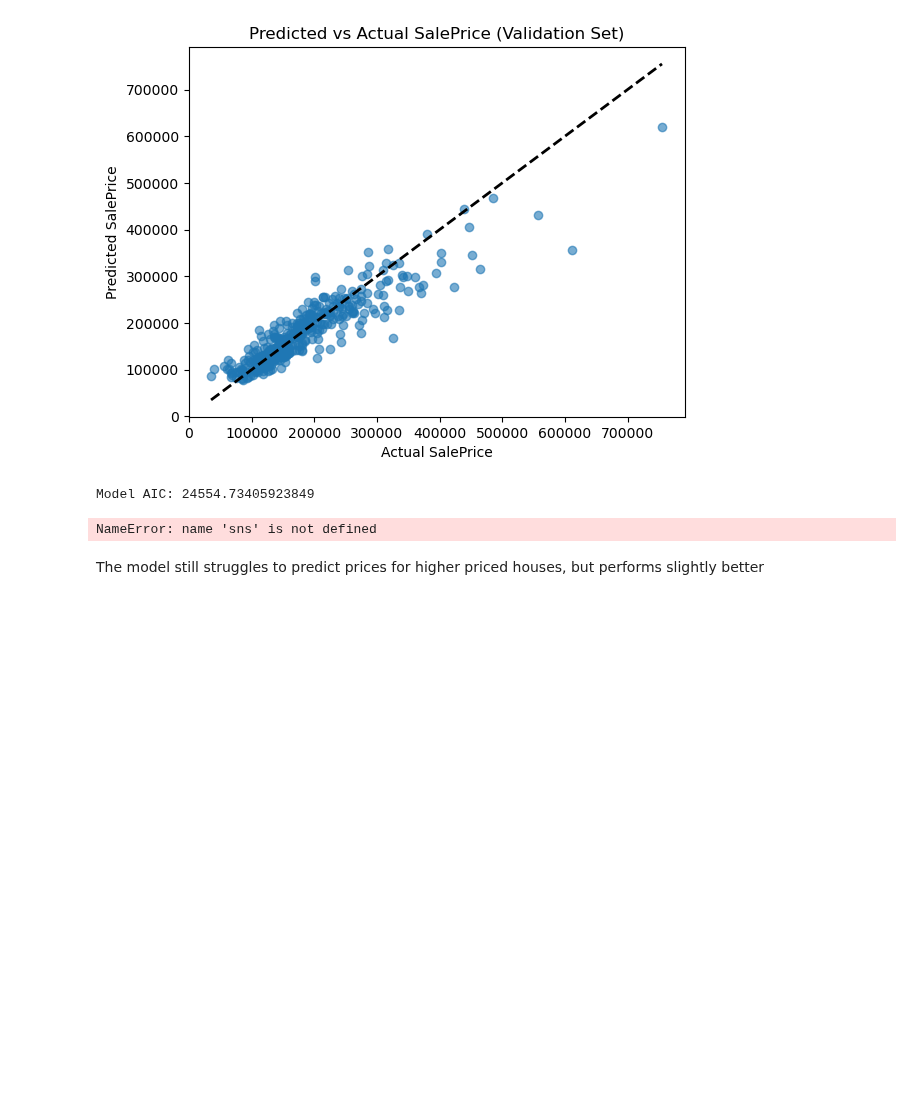
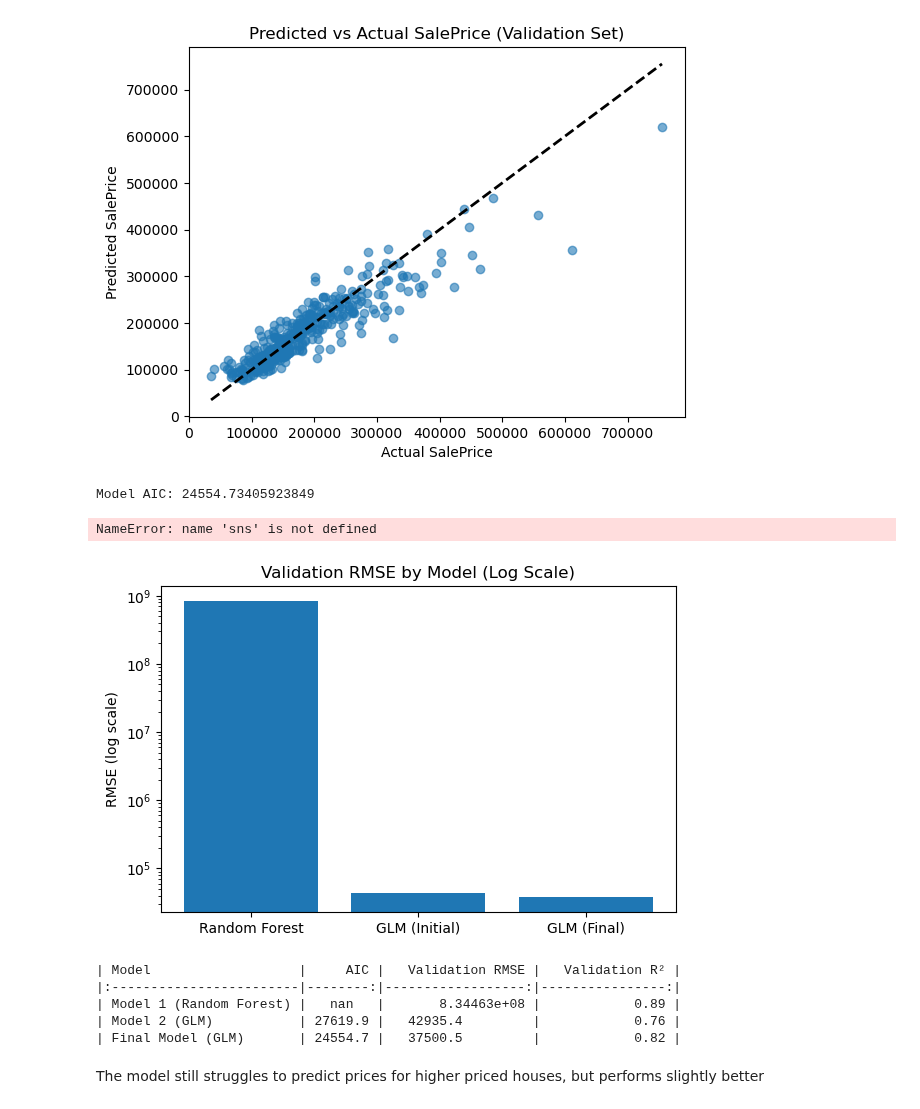
Before and after one commit to kellymegan/ASDA_2025_Group_2_Portfolio_, a Jupyter notebook: notebooks/Untitled-3.ipynb, the cells around one changed output. Saved outputs shown, nothing was run; the diff lists cells and outputs as text; code cells hidden in the pictures; blank space fills up the shorter version.

Commit message:
odel comparison

```diff
--- a/notebooks/Untitled-3.ipynb
+++ b/notebooks/Untitled-3.ipynb
@@ -637,5 +637,55 @@ plt.title('House Age vs Sale Price')
 plt.xlabel('Year Built')
 plt.ylabel('Sale Price')
 plt.show()
+# %%
+# Visualizing model comparison:
+import matplotlib.pyplot as plt
+
+models = ['Random Forest', 'GLM (Initial)', 'GLM (Final)']
+rmse = [834463000.78, 42935.4, 37500.5]
+
+plt.figure(figsize=(6,4))
+plt.bar(models, rmse)
+plt.yscale('log')
+plt.title('Validation RMSE by Model (Log Scale)')
+plt.ylabel('RMSE (log scale)')
+plt.tight_layout()
+plt.show()
+# %% [output]
+[figure, added]
+# %%
+import pandas as pd
+
+data = {
+    "Model": [
+        "Model 1 (Random Forest)",
+        "Model 2 (GLM)",
+        "Final Model (GLM)"
+    ],
+    "AIC": [
+        None,
+        27619.86,
+        24554.73
+    ],
+    "Validation RMSE": [
+        834463000.78,
+        42935.4,
+        37500.5
+    ],
+    "Validation R²": [
+        0.89,
+        0.76,
+        0.82
+    ]
+}
+
+df = pd.DataFrame(data)
+print(df.to_markdown(index=False))
+# %% [output]
+| Model                   |     AIC |   Validation RMSE |   Validation R² |
+|:------------------------|--------:|------------------:|----------------:|
+| Model 1 (Random Forest) |   nan   |       8.34463e+08 |            0.89 |
+| Model 2 (GLM)           | 27619.9 |   42935.4         |            0.76 |
+| Final Model (GLM)       | 24554.7 |   37500.5         |            0.82 |
 # %% [markdown]
 The model still struggles to predict prices for higher priced houses, but performs slightly better
```
Also changed, not shown: 1 other file.
